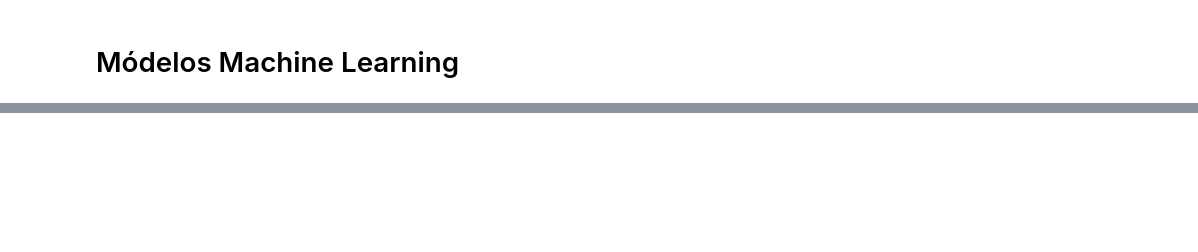
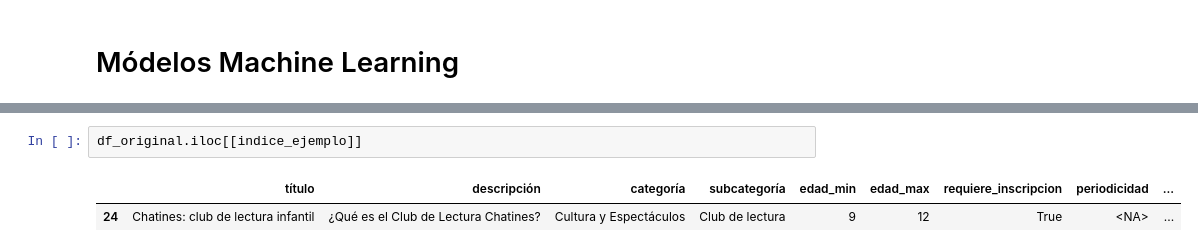
Before and after one commit to abdonrb/desafio_tripulaciones, a Jupyter notebook: notebooks/06_ModeloML_RecomencionActividades_KNN_agv.ipynb, the cells around one changed output, grey strips where cells are left out. Saved outputs shown, nothing was run; the diff lists cells and outputs as text; blank space fills up the shorter version.

```diff
--- a/notebooks/06_ModeloML_RecomencionActividades_KNN_agv.ipynb
+++ b/notebooks/06_ModeloML_RecomencionActividades_KNN_agv.ipynb
@@ -93,0 +253,5 @@ NameError: name 'df_depurado2' is not defined
+# %%
+df_original.iloc[[indice_ejemplo]]
+# %% [output]
+|  | título | descripción | categoría | subcategoría | edad_min | edad_max | requiere_inscripcion | periodicidad | ... |
+| 24 | Chatines: club de lectura infantil | ¿Qué es el Club de Lectura Chatines? | Cultura y Espectáculos | Club de lectura | 9 | 12 | True | <NA> | ... |
```
Also changed, not shown: parts of 15 cells of this notebook, 1 other file.
